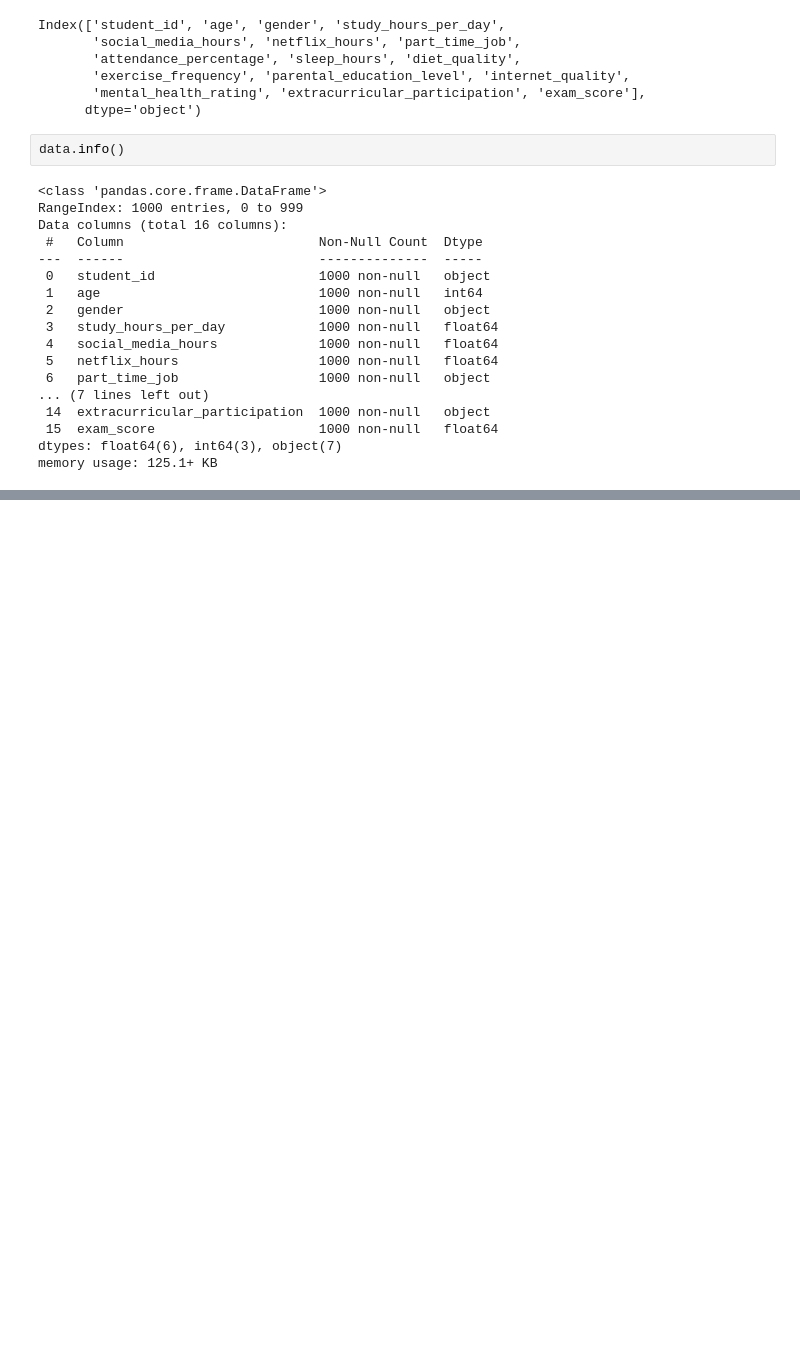
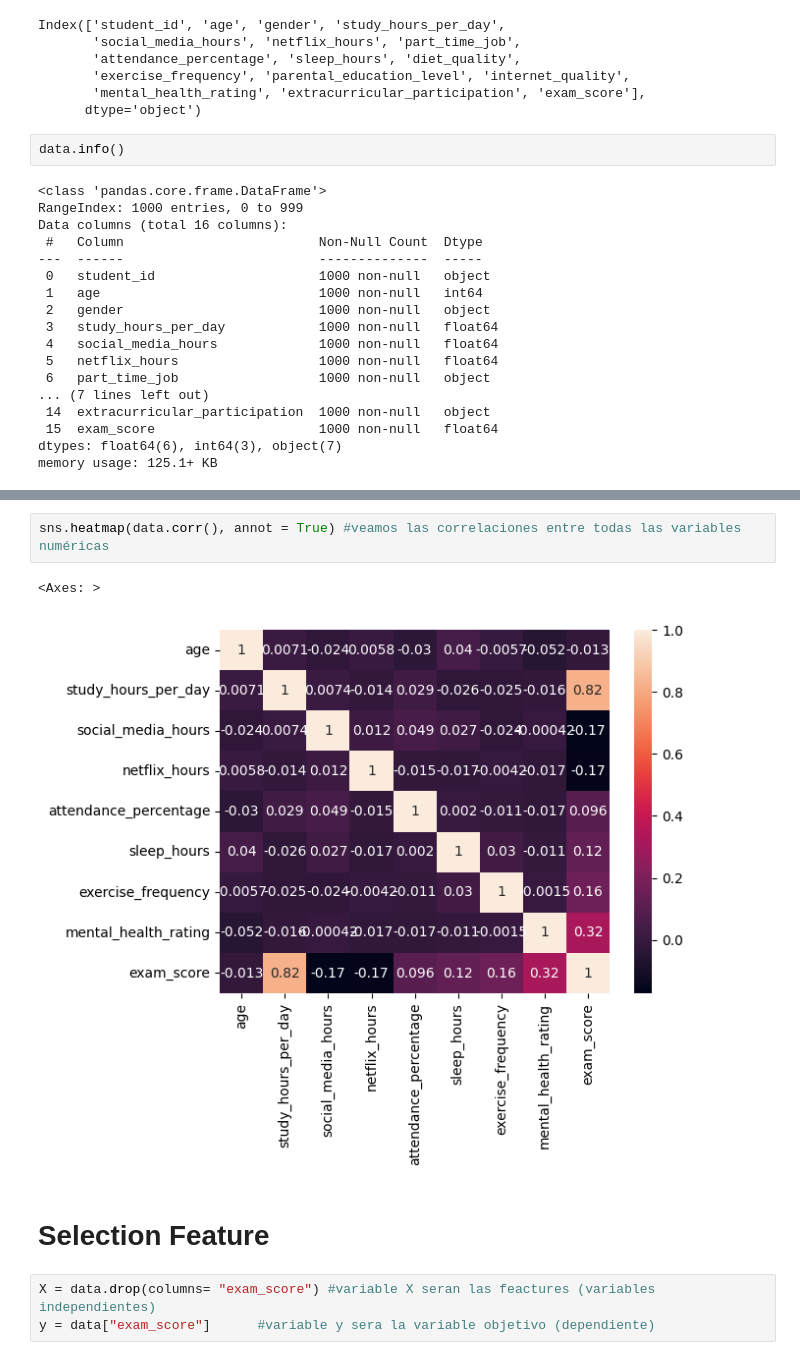
Before and after one commit to bayronbenja/Proyecto_intro_ia, a Jupyter notebook: Codigo_proyecto_ia.ipynb, the cells around one changed output, grey strips where cells are left out. Cells and saved outputs as stored; diff of their text form; blank space fills up the shorter version.

```diff
--- a/Codigo_proyecto_ia.ipynb
+++ b/Codigo_proyecto_ia.ipynb
@@ -53,0 +167,10 @@ dtype: int64
+# %%
+sns.heatmap(data.corr(), annot = True) #veamos las correlaciones entre todas las variables numéricas
+# %% [output]
+<Axes: >
+[figure, added]
+# %% [markdown]
+# Selection Feature
+# %%
+X = data.drop(columns= "exam_score") #variable X seran las feactures (variables independientes)
+y = data["exam_score"]      #variable y sera la variable objetivo (dependiente)
```
Also changed, not shown: parts of 17 cells of this notebook.
